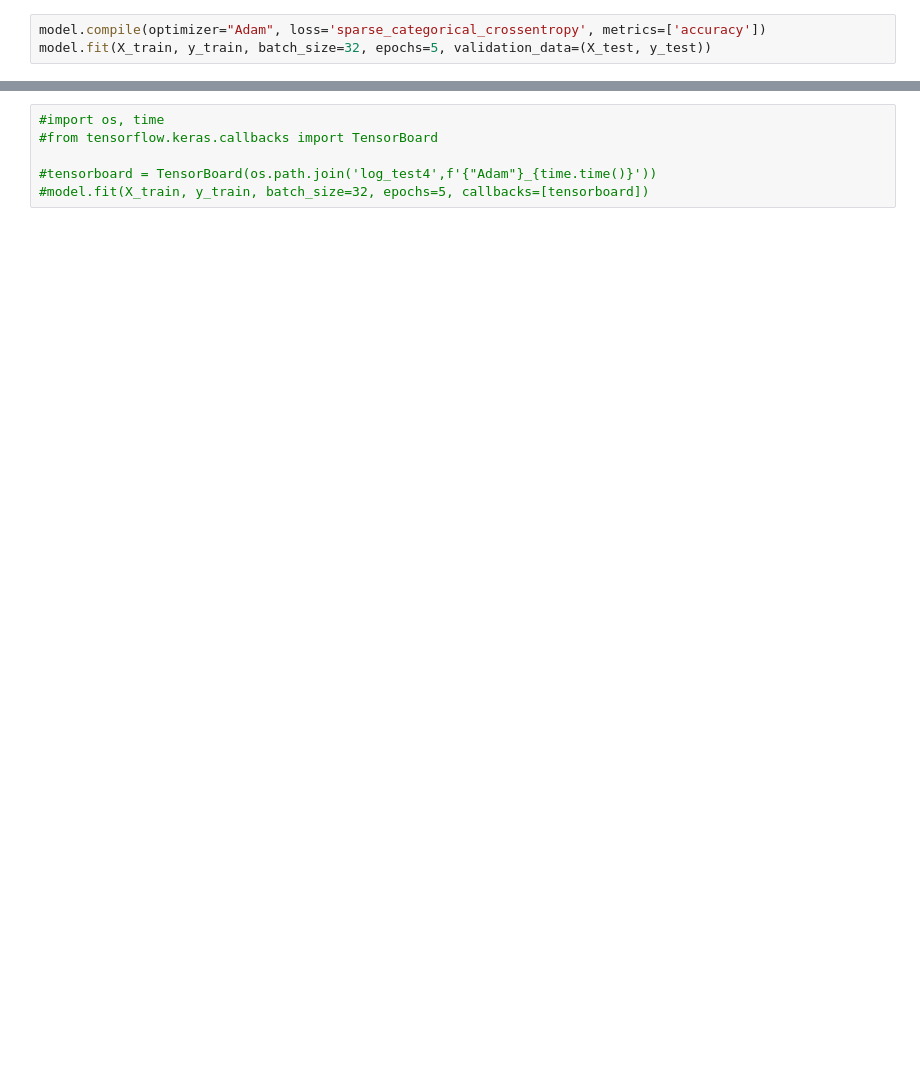
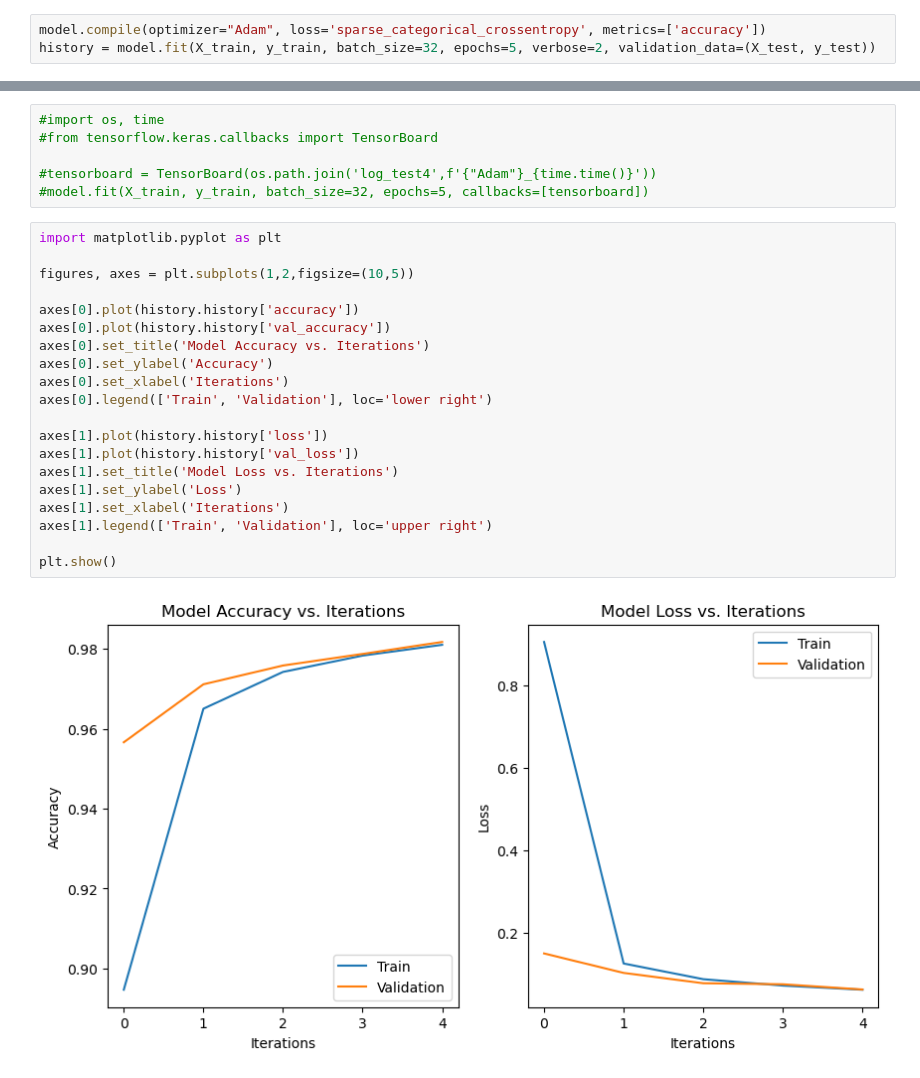
Before and after one commit to KelvinTr/AI-Homework-3, a Jupyter notebook: Problem2.ipynb, the cells around one changed output, grey strips where cells are left out. Cells and saved outputs as stored; diff of their text form; blank space fills up the shorter version.

```diff
--- a/Problem2.ipynb
+++ b/Problem2.ipynb
@@ -22,6 +22,6 @@ model.add(Flatten())
 model.add(Dense(10, activation='softmax'))
 # %%
 model.compile(optimizer="Adam", loss='sparse_categorical_crossentropy', metrics=['accuracy'])
-model.fit(X_train, y_train, batch_size=32, epochs=5, validation_data=(X_test, y_test))
+history = model.fit(X_train, y_train, batch_size=32, epochs=5, verbose=2, validation_data=(X_test, y_test))
 # %% [output]
 Epoch 1/5
@@ -41,3 +40,25 @@ Epoch 5/5
 
 #tensorboard = TensorBoard(os.path.join('log_test4',f'{"Adam"}_{time.time()}'))
 #model.fit(X_train, y_train, batch_size=32, epochs=5, callbacks=[tensorboard])
+# %%
+import matplotlib.pyplot as plt
+
+figures, axes = plt.subplots(1,2,figsize=(10,5))
+
+axes[0].plot(history.history['accuracy'])
+axes[0].plot(history.history['val_accuracy'])
+axes[0].set_title('Model Accuracy vs. Iterations')
+axes[0].set_ylabel('Accuracy')
+axes[0].set_xlabel('Iterations')
+axes[0].legend(['Train', 'Validation'], loc='lower right')
+
+axes[1].plot(history.history['loss'])
+axes[1].plot(history.history['val_loss'])
+axes[1].set_title('Model Loss vs. Iterations')
+axes[1].set_ylabel('Loss')
+axes[1].set_xlabel('Iterations')
+axes[1].legend(['Train', 'Validation'], loc='upper right')
+
+plt.show()
+# %% [output]
+[figure, added]
```
Also changed, not shown: parts of 1 cell of this notebook, 2 other files.
